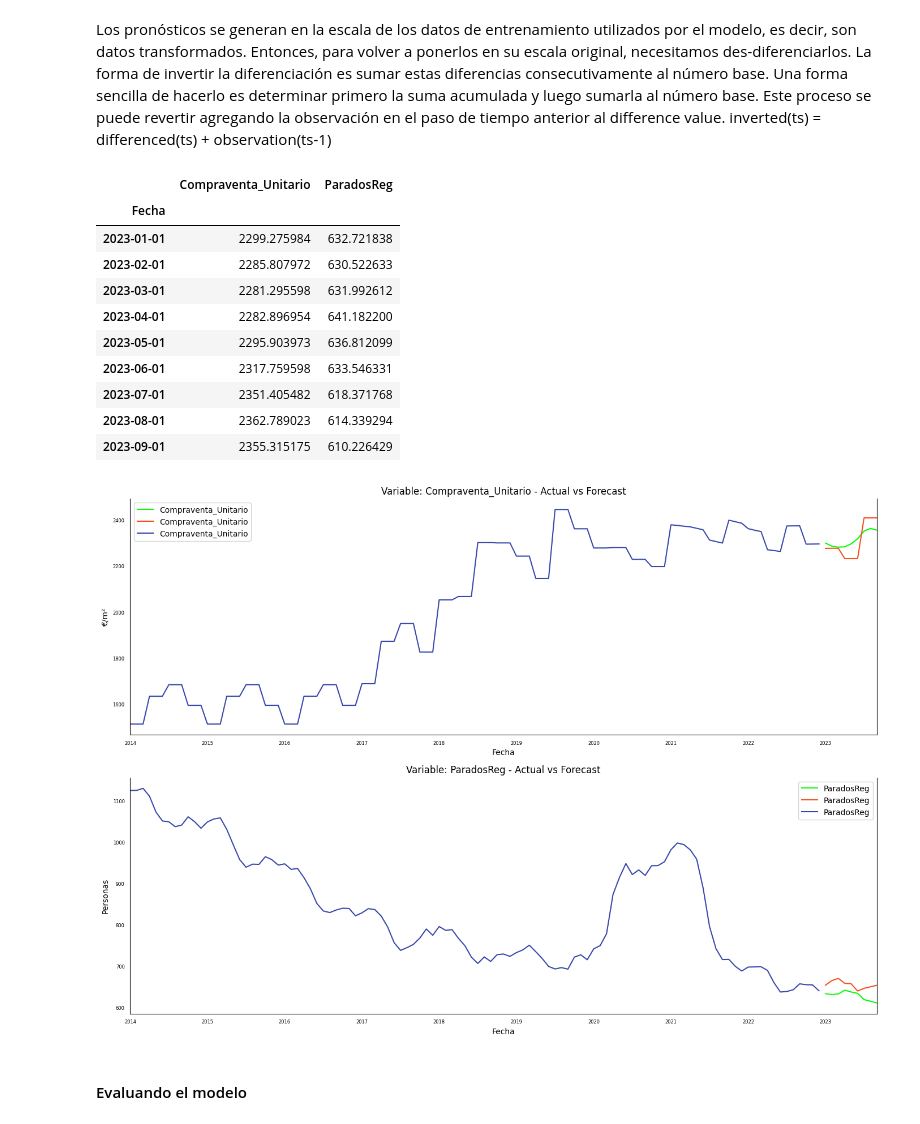
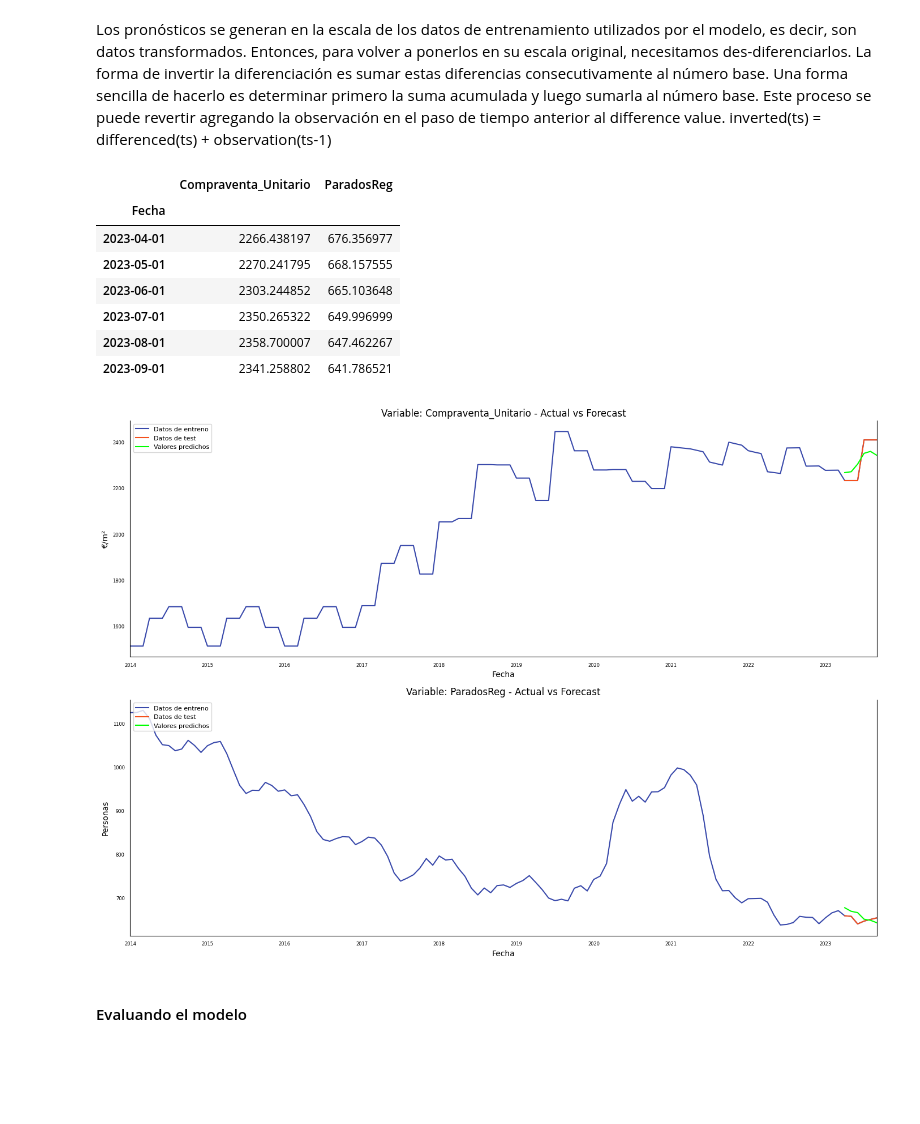
Before and after one commit to dmunozbe/TFM_DataScience, a Jupyter notebook: Forecasting/08. Nou Barris/Forecasting_(Indicador_1).ipynb, the cells around one changed output. Cells and saved outputs as stored; diff of their text form; code cells hidden in the pictures; blank space fills up the shorter version.

```diff
--- a/Forecasting/08. Nou Barris/Forecasting_(Indicador_1).ipynb
+++ b/Forecasting/08. Nou Barris/Forecasting_(Indicador_1).ipynb
@@ -171,7 +171,7 @@ Tambien podemos observar como las 2 variables tienen una alta correlacion invers
 # %% [markdown]
 ### Dividir los datos en conjunto de Entrenamiento y Prueba
 # %%
-fecha_division = '2023-01-01'
+fecha_division = '2023-04-01'
 
 X_train, X_test = df_paroBarna[df_paroBarna.index<fecha_division], df_paroBarna[df_paroBarna.index>=fecha_division]
 print(X_train.shape, X_test.shape)
@@ -496,7 +490,7 @@ print('Orden del modelo:', lag_order)
 # Input data para hacer forecasting (pronósticos a futuro)
 input_data = X_train_transformed.values[-lag_order:]
 # Forecasting
-pred = res.forecast(y=input_data, steps=9)
+pred = res.forecast(y=input_data, steps=6)
 pred = (pd.DataFrame(pred, index=X_test.index, columns=X_test.columns + '_pred'))
 print('Predicciones:')
 pred
@@ -546,38 +537,39 @@ output
 # %% [output]
 |  | Compraventa_Unitario | ParadosReg |
 | Fecha |  |  |
-| 2023-01-01 | 2299.275984 | 632.721838 |
-| 2023-02-01 | 2285.807972 | 630.522633 |
-| 2023-03-01 | 2281.295598 | 631.992612 |
-| 2023-04-01 | 2282.896954 | 641.182200 |
-| 2023-05-01 | 2295.903973 | 636.812099 |
-| 2023-06-01 | 2317.759598 | 633.546331 |
-| 2023-07-01 | 2351.405482 | 618.371768 |
-| 2023-08-01 | 2362.789023 | 614.339294 |
-| 2023-09-01 | 2355.315175 | 610.226429 |
+| 2023-04-01 | 2266.438197 | 676.356977 |
+| 2023-05-01 | 2270.241795 | 668.157555 |
+| 2023-06-01 | 2303.244852 | 665.103648 |
+| 2023-07-01 | 2350.265322 | 649.996999 |
+| 2023-08-01 | 2358.700007 | 647.462267 |
+| 2023-09-01 | 2341.258802 | 641.786521 |
 # %%
 # Actual vs Forecasted Plots
 fig, axes = plt.subplots(nrows = int(len(X_train.columns)), ncols = 1, dpi = 100, figsize = (14,10))
 mi_lista = ['€/m²', 'Personas']
 
 for i, (col,ax) in enumerate(zip(X_train.columns, axes.flatten())):
+    df_paroBarna[col].plot(color = '#3949AB', legend = True, ax = ax)
+    X_test[col].plot(color = '#F4511E', legend = True, ax = ax)
     output[col].plot(color = '#00FF00', legend = True, ax = ax).autoscale(axis =' x',tight = True)
-    X_test[col].plot(color = '#F4511E', legend = True, ax = ax)
-    X_train[col].plot(color = '#3949AB', legend = True, ax = ax)
 
-    ax.set_title('Variable: ' + col + ' - Actual vs Forecast')
+
+    ax.set_title('Variable: ' + col +  ' - Actual vs Forecast')
     ax.set_ylabel(mi_lista[i])  # Establecer etiqueta del eje y
     ax.xaxis.set_ticks_position('none')
     ax.yaxis.set_ticks_position('none')
 
     ax.spines["top"].set_alpha(0)
     ax.tick_params(labelsize = 6)
 
+    handles, labels = ax.get_legend_handles_labels()
+    ax.legend(handles, ['Datos de entreno', 'Datos de test', 'Valores predichos'], loc='upper left', fontsize=8)
+
 plt.tight_layout()
 plt.savefig('actual_forecast.png')
 plt.show()
 # %% [output]
-[figure, old version]
+[figure, new version]
 # %% [markdown]
 #### Evaluando el modelo
 # %%
```
Also changed, not shown: parts of 33 cells of this notebook.
